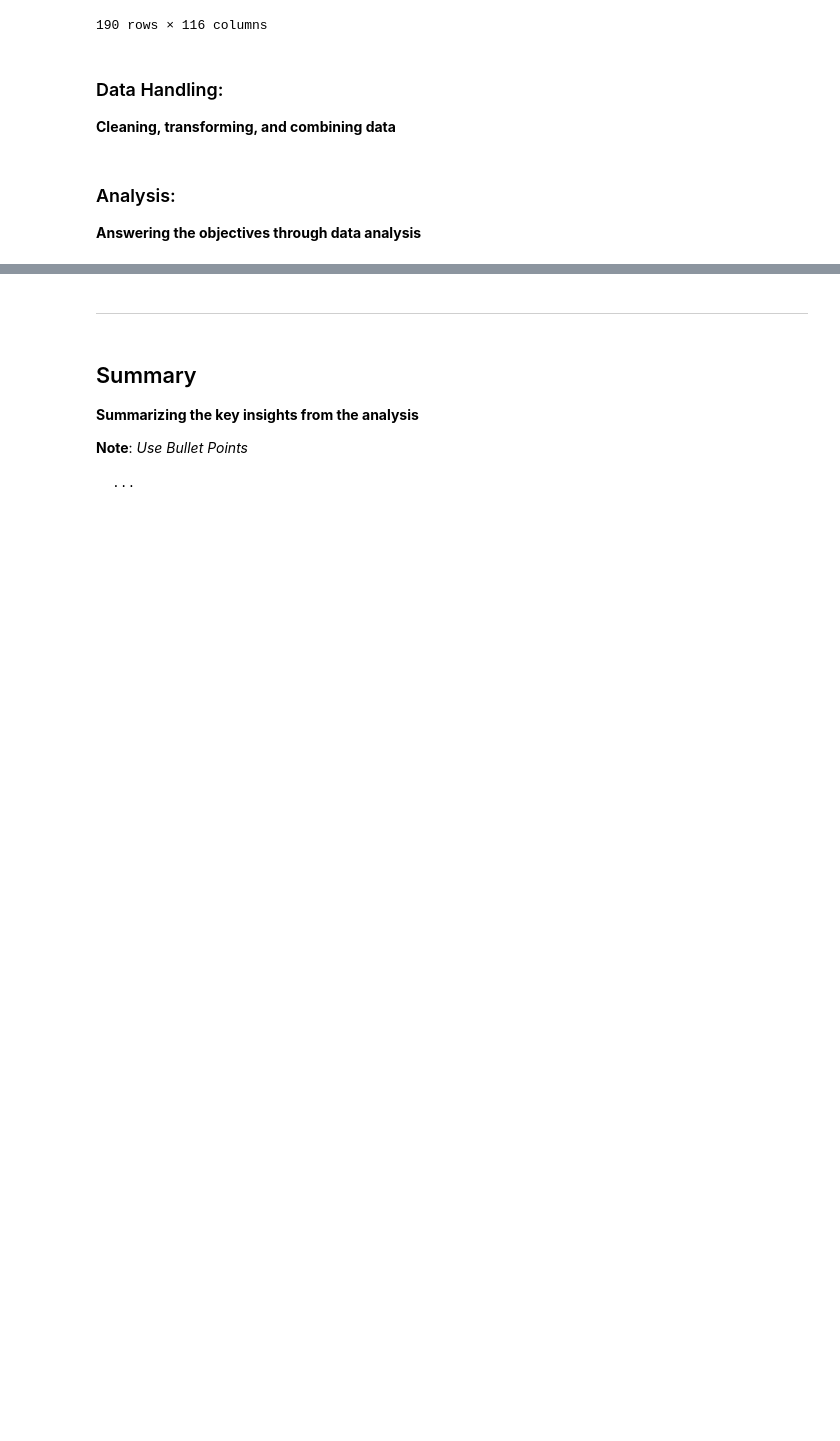
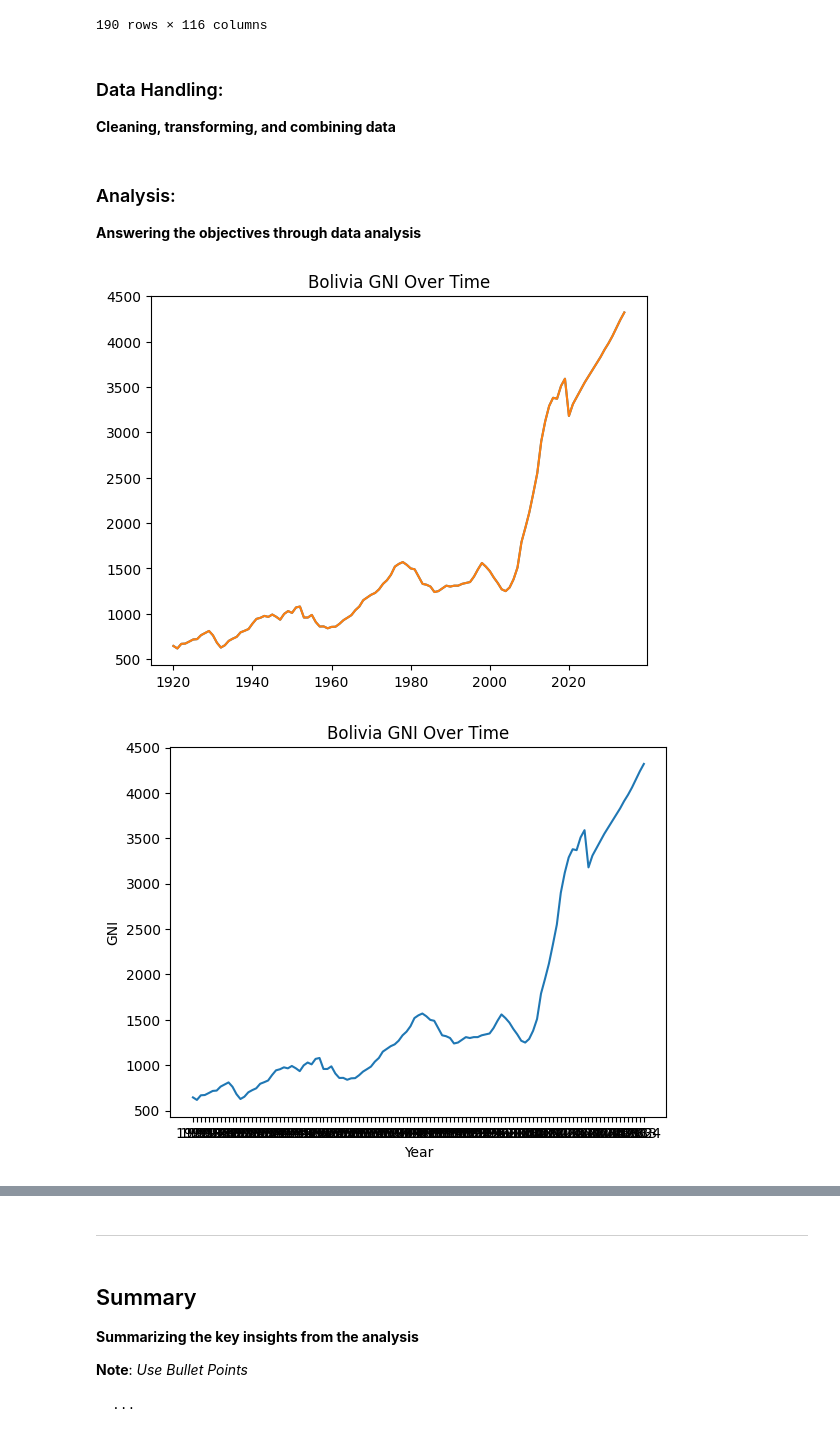
Before and after one commit to Abdullab8/GNI_and_life_expectancy, a Jupyter notebook: eda_template.ipynb, the cells around one changed output, grey strips where cells are left out. Saved outputs shown, nothing was run; the diff lists cells and outputs as text; code cells hidden in the pictures; blank space fills up the shorter version.

Commit message:
add 2 charts

```diff
--- a/eda_template.ipynb
+++ b/eda_template.ipynb
@@ -57,4 +45,6 @@ population_df  = pd.read_csv(population_path)
 # %%
+# gni_df cleaning
+
 gni_clean = gni_df.drop(columns=[str(x) for x in range(1800,1920)])
 gni_clean.drop(columns=[str(x) for x in range(2035,2051)], inplace=True)
 gni_clean = gni_clean[gni_clean["country"] != "Liechtenstein"]
@@ -62,6 +52,16 @@ gni_clean = gni_clean[gni_clean["country"] != "Liechtenstein"]
 gni_clean.dtypes
 gni_clean["1920"].unique()
 
+def to_int(input1):
+    """convert string (like 12k, 13.4k) to int """
+    if "k" in input1:
+        return int(float(input1[:-1]) * 1000)
+    elif "M" in input1:
+        return int(float(input1[:-1]) * 1_000_000)
+    elif "B" in input1:
+        return int(float(input1[:-1]) * 1_000_000_000)
+    else:
+        return(int(value))
 
 for column in gni_clean.columns  :
     if column == "country":
@@ -141,3 +185,26 @@ __Cleaning, transforming, and combining data__
 # %% [markdown]
 ### Analysis:
 __Answering the objectives through data analysis__
+# %%
+# gni_clean[gni_clean["country"]=="Bolivia"].T
+bolivia_gni = gni_clean[gni_clean["country"] == "Bolivia"].drop("country", axis=1).T
+bolivia_gni.columns = ["GNI"]
+bolivia_gni.plot(kind="line", legend=False, title="Bolivia GNI Over Time")
+
+bolivia_row = gni_clean[gni_clean["country"] == "Bolivia"].drop("country", axis=1)
+years = bolivia_row.columns
+
+gni_values = bolivia_row.iloc[0].values
+
+import matplotlib.pyplot as plt
+plt.plot(years, gni_values)
+plt.show()
+plt.plot(years, gni_values)
+plt.title("Bolivia GNI Over Time")
+plt.xlabel("Year")
+plt.ylabel("GNI")
+# plt.xticks(rotation=90)
+plt.show()
+# %% [output]
+[figure, added]
+[figure, added]
```
Also changed, not shown: parts of 9 cells of this notebook.
